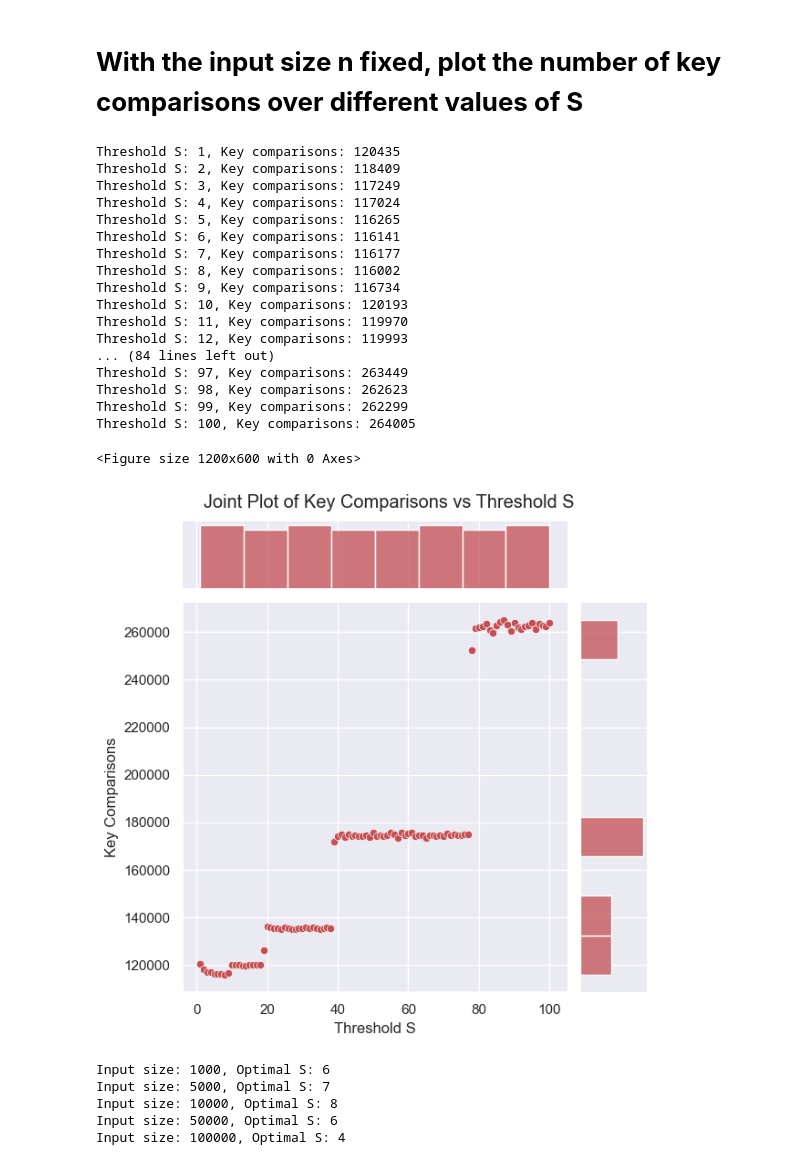
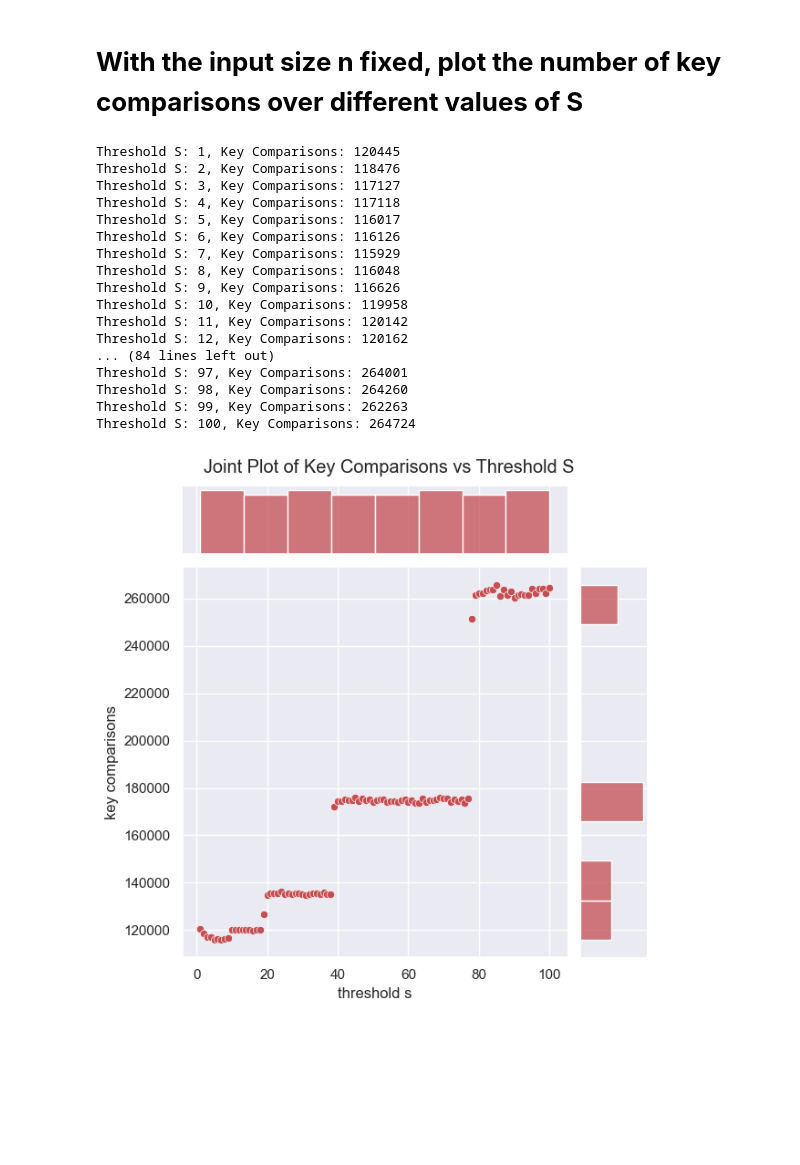
Before and after one commit to RajEstela/Algo-Proj, a Jupyter notebook: SC2001_Proj1.ipynb, the cells around one changed output. Cells and saved outputs as stored; diff of their text form; code cells hidden in the pictures; blank space fills up the shorter version.

```diff
--- a/SC2001_Proj1.ipynb
+++ b/SC2001_Proj1.ipynb
@@ -285,58 +373,66 @@ Input size: 1000000, Key comparisons: 22315237
 # **With the input size n fixed, plot the number of key comparisons over different values of S**
 # %%
 fixed_size = 10000
-
 threshold_values = list(range(1, 101))
 
 comparisons_by_threshold = []
 
-for S in threshold_values:
+# Loop through thresholds
+for s in threshold_values:
     data = generate_data(fixed_size, fixed_size)
-    comparison_count = 0
-    Hybrid_Merge_Sort(data, S)
+    comparison_count = 0  # Reset comparison count
+    Hybrid_Merge_Sort(data, s)
     comparisons_by_threshold.append(comparison_count)
-    print(f"Threshold S: {S}, Key comparisons: {comparison_count}")
+    print(f"Threshold S: {s}, Key Comparisons: {comparison_count}")
 
-plt.figure(figsize=(12, 6))
-sb.jointplot(data=pd.DataFrame({
-    'Threshold S': threshold_values,
-    'Key Comparisons': comparisons_by_threshold
-}), x='Threshold S', y='Key Comparisons', kind='scatter', color='r')
+# Create DataFrame for plotting
+df = pd.DataFrame({
+    'threshold s': threshold_values,
+    'key comparisons': comparisons_by_threshold
+})
+
+# Create joint plot
+sb.jointplot(data=df, x='threshold s', y='key comparisons', kind='scatter', color='r')
+
+# Add title
 plt.suptitle('Joint Plot of Key Comparisons vs Threshold S', y=1.02)
+
+# Show plot
 plt.show()
 # %% [output]
-Threshold S: 1, Key comparisons: 120435
-Threshold S: 2, Key comparisons: 118409
-Threshold S: 3, Key comparisons: 117249
-Threshold S: 4, Key comparisons: 117024
-Threshold S: 5, Key comparisons: 116265
-Threshold S: 6, Key comparisons: 116141
-Threshold S: 7, Key comparisons: 116177
-Threshold S: 8, Key comparisons: 116002
-Threshold S: 9, Key comparisons: 116734
-Threshold S: 10, Key comparisons: 120193
-Threshold S: 11, Key comparisons: 119970
-Threshold S: 12, Key comparisons: 119993
+Threshold S: 1, Key Comparisons: 120445
+Threshold S: 2, Key Comparisons: 118476
+Threshold S: 3, Key Comparisons: 117127
+Threshold S: 4, Key Comparisons: 117118
+Threshold S: 5, Key Comparisons: 116017
+Threshold S: 6, Key Comparisons: 116126
+Threshold S: 7, Key Comparisons: 115929
+Threshold S: 8, Key Comparisons: 116048
+Threshold S: 9, Key Comparisons: 116626
+Threshold S: 10, Key Comparisons: 119958
+Threshold S: 11, Key Comparisons: 120142
+Threshold S: 12, Key Comparisons: 120162
 ... (84 lines left out)
-Threshold S: 97, Key comparisons: 263449
-Threshold S: 98, Key comparisons: 262623
-Threshold S: 99, Key comparisons: 262299
-Threshold S: 100, Key comparisons: 264005
+Threshold S: 97, Key Comparisons: 264001
+Threshold S: 98, Key Comparisons: 264260
+Threshold S: 99, Key Comparisons: 262263
+Threshold S: 100, Key Comparisons: 264724
-<Figure size 1200x600 with 0 Axes>
-[figure, old version]
+[figure, new version]
 # %%
-input_sizes = [1000, 5000, 10000, 50000, 100000,10000000]  # You can add more sizes if needed
+# Define input sizes and threshold values
+input_sizes = [1000, 5000, 10000, 50000, 100000, 500000, 1000000, 5000000, 10000000]
 threshold_values = list(range(1, 101))
 
+# Store the optimal S values for each input size
 optimal_S_values = []
 
 for size in input_sizes:
     comparisons_for_S = []
+    data = generate_data(size, size)  # Generate the data once for each input size
 
     for S in threshold_values:
-        data = generate_data(size, size)
-        comparison_count = 0
-        Hybrid_Merge_Sort(data, S)
+        comparison_count = 0  # Reset comparison count
+        Hybrid_Merge_Sort(data.copy(), S)  # Run the hybrid sort
         comparisons_for_S.append(comparison_count)
 
     # Find the optimal S (the one with the fewest comparisons)
@@ -352,10 +448,4 @@ plt.xlabel('Input Size (n)')
 plt.ylabel('Optimal Threshold S')
 plt.grid(True)
 plt.show()
-# %% [output]
-Input size: 1000, Optimal S: 6
-Input size: 5000, Optimal S: 7
-Input size: 10000, Optimal S: 8
-Input size: 50000, Optimal S: 6
-Input size: 100000, Optimal S: 4
 # %%
```
Also changed, not shown: parts of 10 cells of this notebook.
